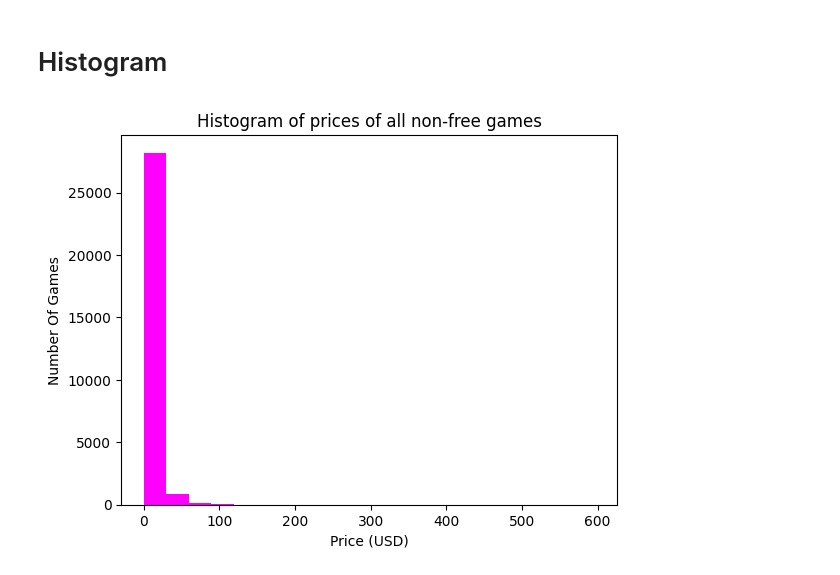
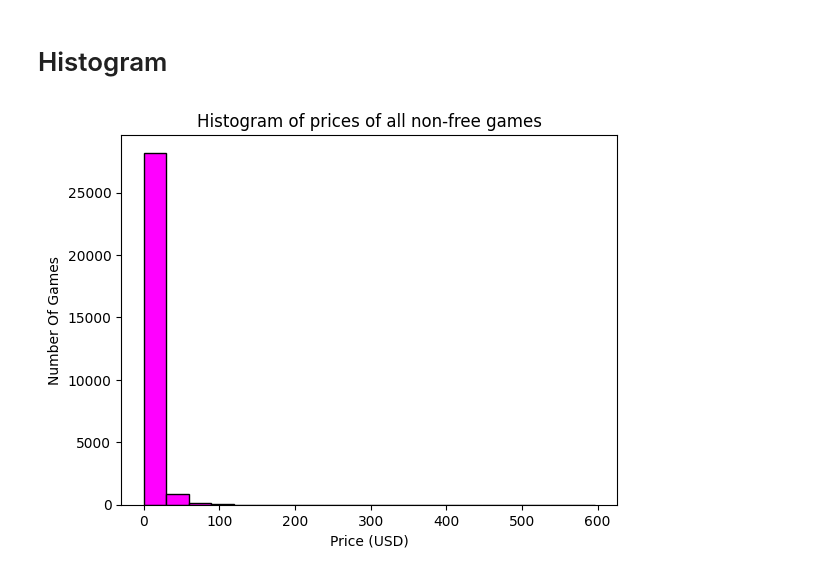
Before and after one commit to Florrena/project, a Jupyter notebook: 1.ipynb, the cells around one changed output. Cells and saved outputs as stored; diff of their text form; code cells hidden in the pictures.

Commit message:
histogram inbetween

```diff
--- a/1.ipynb
+++ b/1.ipynb
@@ -367,16 +367,16 @@ plt.show()
 # %%
 
 import pandas as pd
 import matplotlib.pyplot as plt
 
 # Assuming 'price' is a column in your DataFrame
 #non_zero_prices = data[data['price'] != 100]['price']
-plt.hist(data['price in USD'], bins=20, color='magenta')
+plt.hist(data['price in USD'], bins=20, color='magenta', edgecolor='black')
 
 plt.xlabel('Price (USD)')
 plt.ylabel('Number Of Games')
 plt.title('Histogram of prices of all non-free games')
 
 plt.show()
 # %% [output]
-[figure, old version]
+[figure, new version]
```
Also changed, not shown: parts of 1 cell of this notebook.
